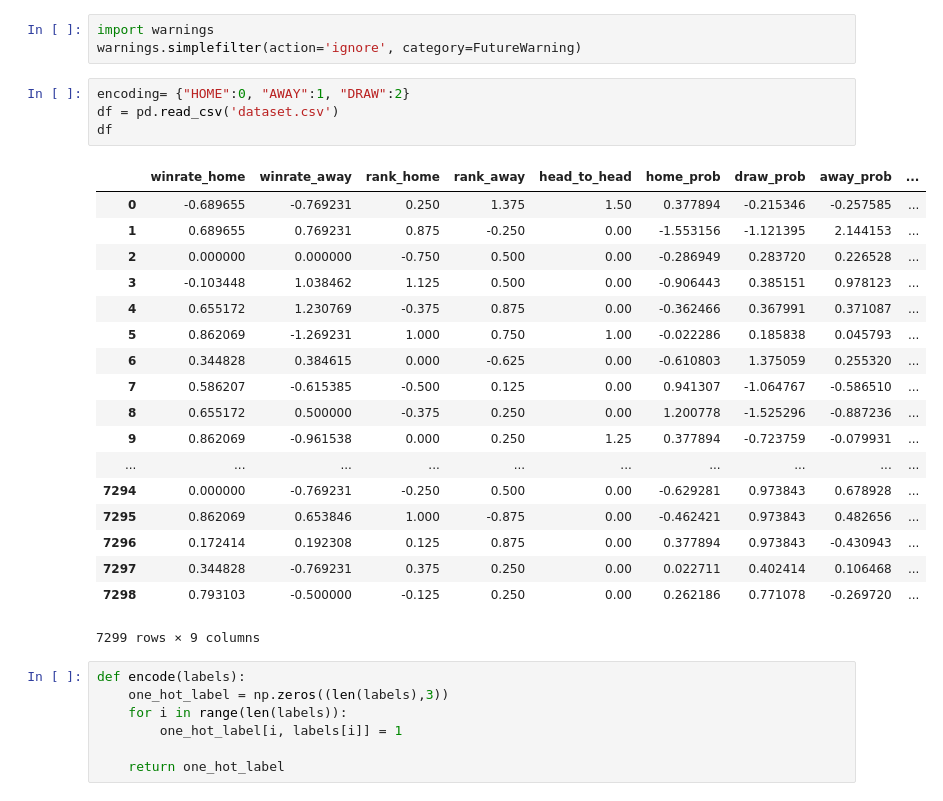
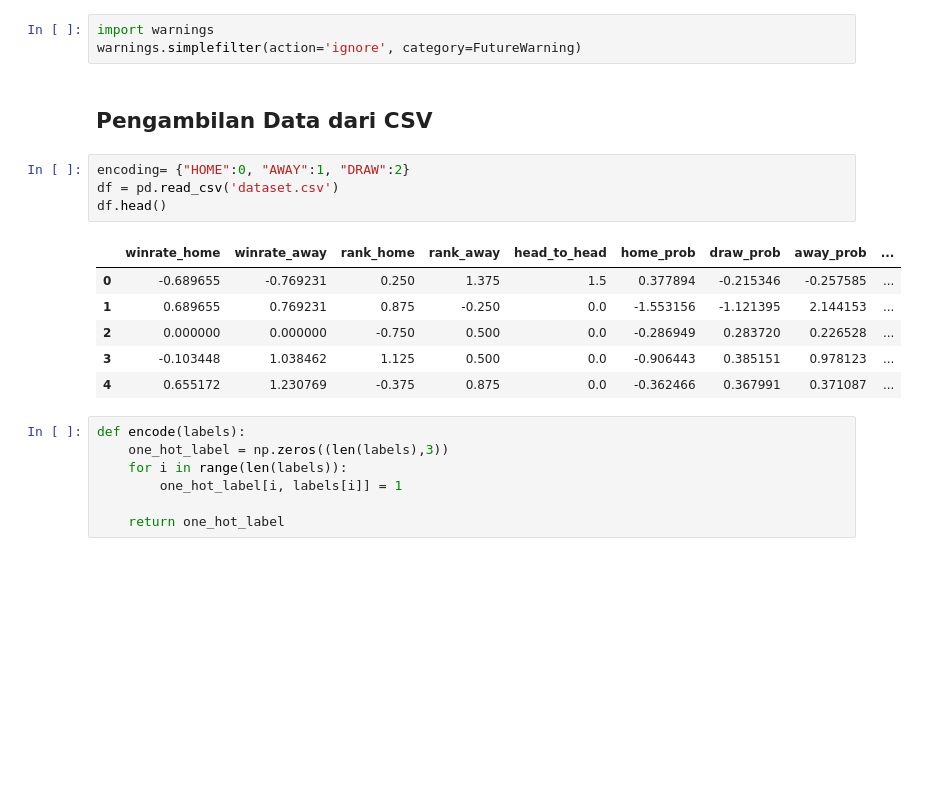
Before and after one commit to sangbijaksana/prediksi-sepakbola, a Jupyter notebook: prediksi_sepakbola.ipynb, the cells around one changed output. Cells and saved outputs as stored; diff of their text form; blank space fills up the shorter version.

```diff
--- a/prediksi_sepakbola.ipynb
+++ b/prediksi_sepakbola.ipynb
@@ -6,29 +8,19 @@ import seaborn as sns
 # %%
 import warnings
 warnings.simplefilter(action='ignore', category=FutureWarning)
+# %% [markdown]
+## Pengambilan Data dari CSV
 # %%
 encoding= {"HOME":0, "AWAY":1, "DRAW":2}
 df = pd.read_csv('dataset.csv')
-df
+df.head()
 # %% [output]
 |  | winrate_home | winrate_away | rank_home | rank_away | head_to_head | home_prob | draw_prob | away_prob | ... |
-| 0 | -0.689655 | -0.769231 | 0.250 | 1.375 | 1.50 | 0.377894 | -0.215346 | -0.257585 | ... |
-| 1 | 0.689655 | 0.769231 | 0.875 | -0.250 | 0.00 | -1.553156 | -1.121395 | 2.144153 | ... |
-| 2 | 0.000000 | 0.000000 | -0.750 | 0.500 | 0.00 | -0.286949 | 0.283720 | 0.226528 | ... |
-| 3 | -0.103448 | 1.038462 | 1.125 | 0.500 | 0.00 | -0.906443 | 0.385151 | 0.978123 | ... |
-| 4 | 0.655172 | 1.230769 | -0.375 | 0.875 | 0.00 | -0.362466 | 0.367991 | 0.371087 | ... |
-| 5 | 0.862069 | -1.269231 | 1.000 | 0.750 | 1.00 | -0.022286 | 0.185838 | 0.045793 | ... |
-| 6 | 0.344828 | 0.384615 | 0.000 | -0.625 | 0.00 | -0.610803 | 1.375059 | 0.255320 | ... |
-| 7 | 0.586207 | -0.615385 | -0.500 | 0.125 | 0.00 | 0.941307 | -1.064767 | -0.586510 | ... |
-| 8 | 0.655172 | 0.500000 | -0.375 | 0.250 | 0.00 | 1.200778 | -1.525296 | -0.887236 | ... |
-| 9 | 0.862069 | -0.961538 | 0.000 | 0.250 | 1.25 | 0.377894 | -0.723759 | -0.079931 | ... |
-| ... | ... | ... | ... | ... | ... | ... | ... | ... | ... |
-| 7294 | 0.000000 | -0.769231 | -0.250 | 0.500 | 0.00 | -0.629281 | 0.973843 | 0.678928 | ... |
-| 7295 | 0.862069 | 0.653846 | 1.000 | -0.875 | 0.00 | -0.462421 | 0.973843 | 0.482656 | ... |
-| 7296 | 0.172414 | 0.192308 | 0.125 | 0.875 | 0.00 | 0.377894 | 0.973843 | -0.430943 | ... |
-| 7297 | 0.344828 | -0.769231 | 0.375 | 0.250 | 0.00 | 0.022711 | 0.402414 | 0.106468 | ... |
-| 7298 | 0.793103 | -0.500000 | -0.125 | 0.250 | 0.00 | 0.262186 | 0.771078 | -0.269720 | ... |
+| 0 | -0.689655 | -0.769231 | 0.250 | 1.375 | 1.5 | 0.377894 | -0.215346 | -0.257585 | ... |
+| 1 | 0.689655 | 0.769231 | 0.875 | -0.250 | 0.0 | -1.553156 | -1.121395 | 2.144153 | ... |
+| 2 | 0.000000 | 0.000000 | -0.750 | 0.500 | 0.0 | -0.286949 | 0.283720 | 0.226528 | ... |
+| 3 | -0.103448 | 1.038462 | 1.125 | 0.500 | 0.0 | -0.906443 | 0.385151 | 0.978123 | ... |
+| 4 | 0.655172 | 1.230769 | -0.375 | 0.875 | 0.0 | -0.362466 | 0.367991 | 0.371087 | ... |
-7299 rows × 9 columns
 # %%
 def encode(labels):
     one_hot_label = np.zeros((len(labels),3))
```
Also changed, not shown: parts of 29 cells of this notebook.
